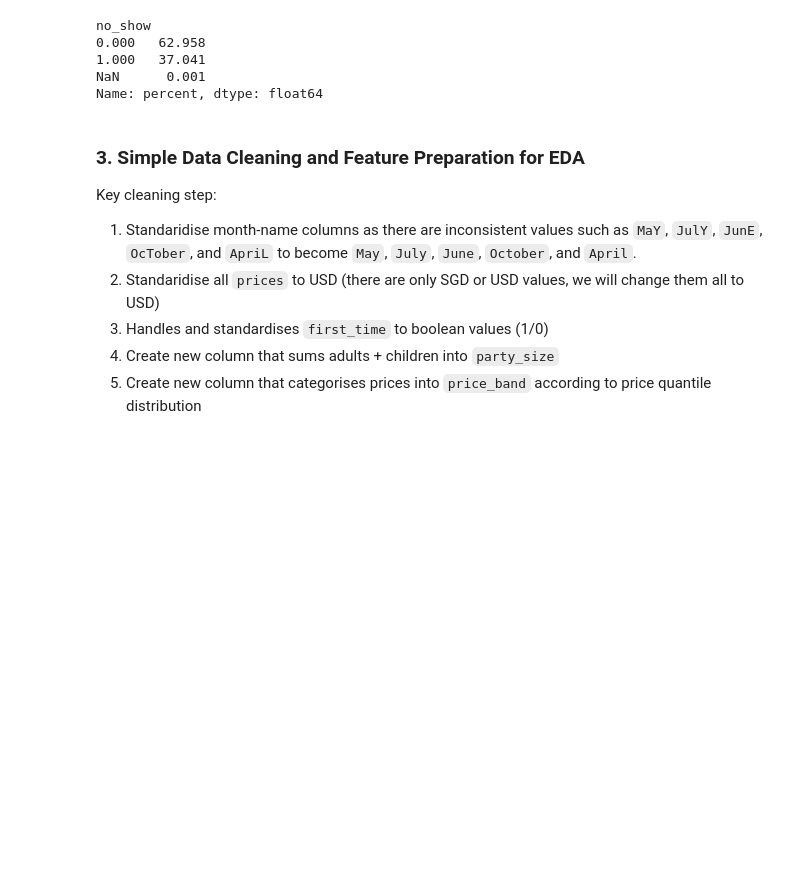
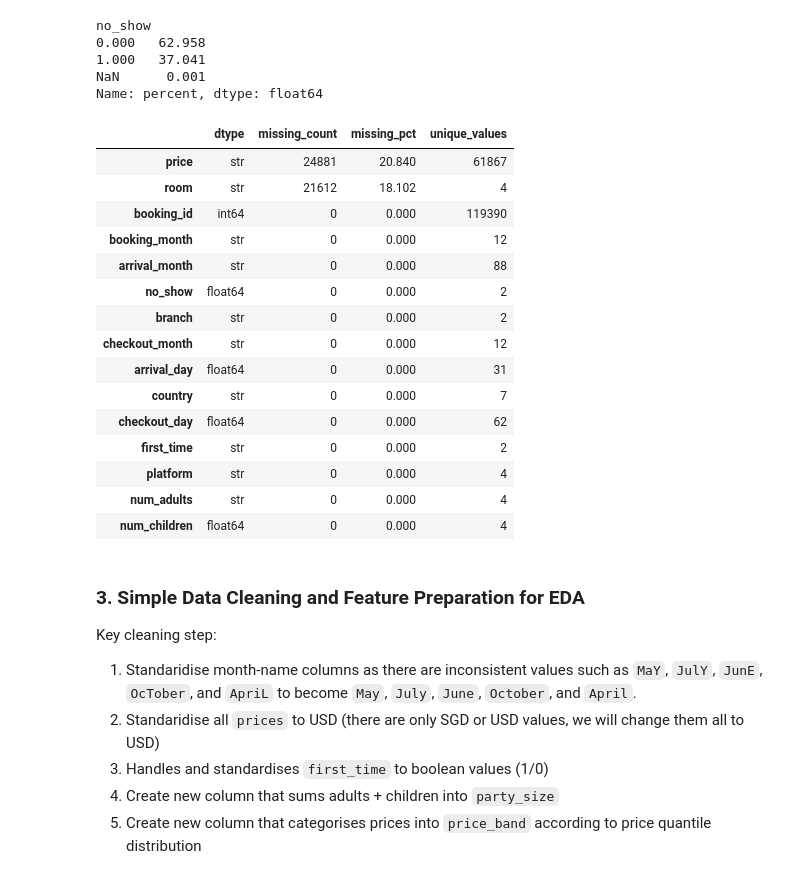
Before and after one commit to baqspaces/hotel-noshow-prediction-llm-agent, a Jupyter notebook: eda_model_training.ipynb, the cells around one changed output. Drawn from its saved outputs; the diff is of its cells as text; code cells hidden in the pictures; blank space fills up the shorter version.

```diff
--- a/eda_model_training.ipynb
+++ b/eda_model_training.ipynb
@@ -144,3 +148,30 @@ Name: percent, dtype: float64
+# %%
+# check data quality again after dropping rows with missing target values
+quality = pd.DataFrame({
+    "dtype": df.dtypes.astype(str),
+    "missing_count": df.isna().sum(),
+    "missing_pct": df.isna().mean() * 100,
+    "unique_values": df.nunique(dropna=True),
+})
+
+quality.sort_values("missing_pct", ascending=False)
+# %% [output]
+|  | dtype | missing_count | missing_pct | unique_values |
+| price | str | 24881 | 20.840 | 61867 |
+| room | str | 21612 | 18.102 | 4 |
+| booking_id | int64 | 0 | 0.000 | 119390 |
+| booking_month | str | 0 | 0.000 | 12 |
+| arrival_month | str | 0 | 0.000 | 88 |
+| no_show | float64 | 0 | 0.000 | 2 |
+| branch | str | 0 | 0.000 | 2 |
+| checkout_month | str | 0 | 0.000 | 12 |
+| arrival_day | float64 | 0 | 0.000 | 31 |
+| country | str | 0 | 0.000 | 7 |
+| checkout_day | float64 | 0 | 0.000 | 62 |
+| first_time | str | 0 | 0.000 | 2 |
+| platform | str | 0 | 0.000 | 4 |
+| num_adults | str | 0 | 0.000 | 4 |
+| num_children | float64 | 0 | 0.000 | 4 |
 # %% [markdown]
 ### 3. Simple Data Cleaning and Feature Preparation for EDA
 
```
Also changed, not shown: parts of 12 cells of this notebook, 2 other files.
